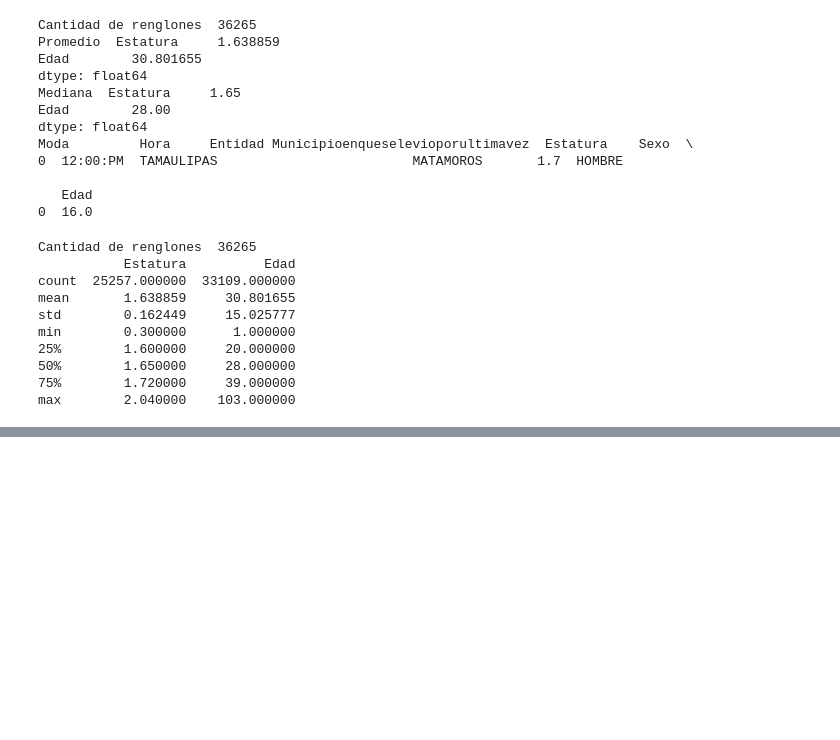
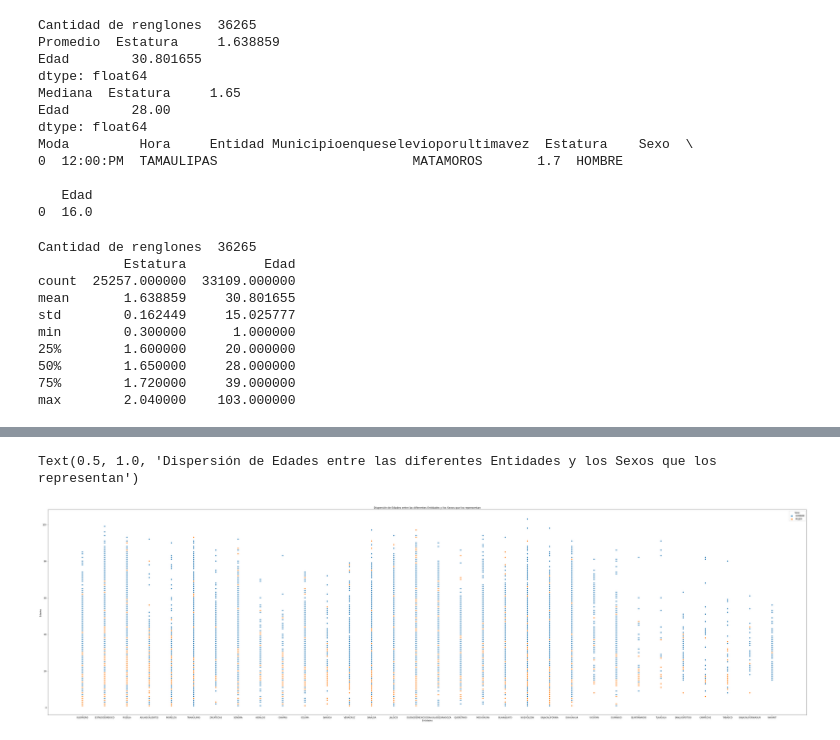
Before and after one commit to estebansanch/TC1002S, a Jupyter notebook: RetoDatos/Actividad_Dia_2_y_3.ipynb, the cells around one changed output, grey strips where cells are left out. Cells and saved outputs as stored; diff of their text form; code cells hidden in the pictures; blank space fills up the shorter version.

```diff
--- a/RetoDatos/Actividad_Dia_2_y_3.ipynb
+++ b/RetoDatos/Actividad_Dia_2_y_3.ipynb
@@ -119,0 +82,15 @@ ConversionError: Failed to convert value(s) to axis units: 0          12:00:PM
+# %%
+fig = plt.figure(figsize=(65, 18))
+
+# Gráfico scatterplot.
+sns.scatterplot(data=df, x ='Entidad', y='Edad', hue='Sexo')
+
+# Ejes y título. Colocamos la etiqueta correcta de acuerdo a la orientación.
+plt.title('Relación entre edad de desaparición por entidad y sexo de desaparecido')
+plt.xlabel('Entidades')
+plt.ylabel('Edades')
+
+plt.title("Dispersión de Edades entre las diferentes Entidades y los Sexos que los representan")
+# %% [output]
+Text(0.5, 1.0, 'Dispersión de Edades entre las diferentes Entidades y los Sexos que los representan')
+[figure, added]
```
Also changed, not shown: parts of 7 cells of this notebook.
